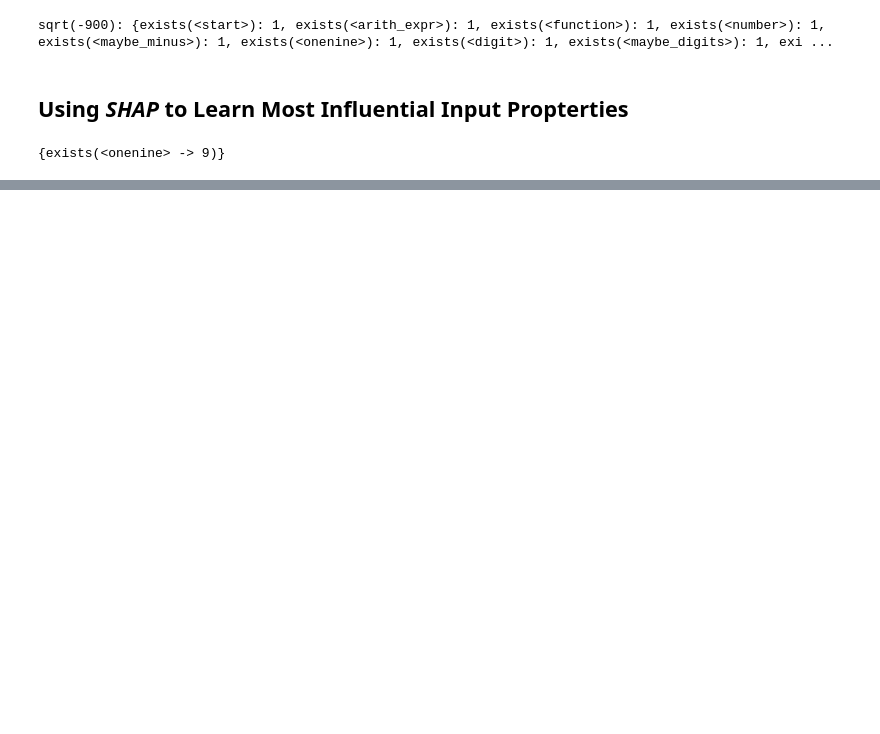
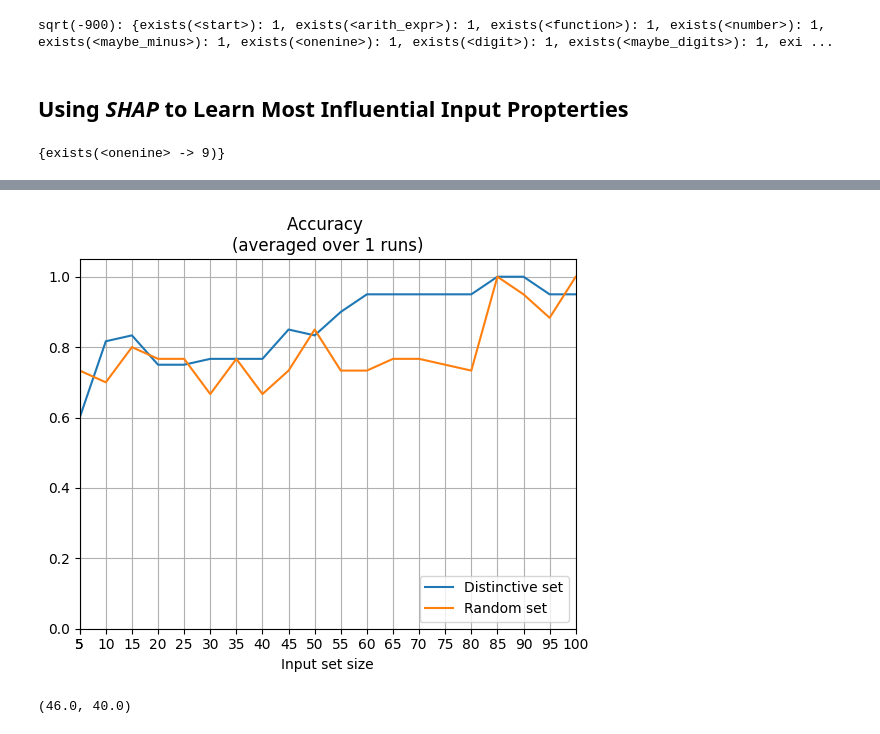
Before and after one commit to KonstiB/avicenna, a Jupyter notebook: notebooks/relevant_features.ipynb, the cells around one changed output, grey strips where cells are left out. Drawn from its saved outputs; the diff is of its cells as text; code cells hidden in the pictures; blank space fills up the shorter version.

```diff
--- a/notebooks/relevant_features.ipynb
+++ b/notebooks/relevant_features.ipynb
@@ -272,0 +414,14 @@ correlating_features_cs
+# %%
+import numpy as np
+from tqdm import tqdm
+from multiprocessing import Pool
+from avicenna import feature_extractor
+result_set_sizes = range(input_steps,max_inputs + 1,input_steps)
+
+# restore results
+%store -r gs_relevant_feature_array
+%store -r gs_correlating_feature_array
+%store -r rs_relevant_feature_array
+%store -r rs_correlating_feature_array
+%store -r cs_relevant_feature_array
+%store -r cs_correlating_feature_array
@@ -272,0 +493,21 @@ correlating_features_cs
+# %%
+import matplotlib.pyplot as plt
+
+rs_accuracy = np.where(total_feature_cnt == 0, 0, np.divide(rs_true_pos + rs_true_neg, total_feature_cnt))
+cs_accuracy = np.where(total_feature_cnt == 0, 0, np.divide(cs_true_pos + cs_true_neg, total_feature_cnt))
+
+plt.plot(result_set_sizes, np.mean(rs_accuracy, axis=1), label="Distinctive set")
+plt.plot(result_set_sizes, np.mean(cs_accuracy, axis=1), label="Random set")
+plt.title(f"Accuracy \n(averaged over {executions} runs)")
+
+plt.ylim(0,1.05)
+plt.xlabel("Input set size")
+plt.xticks([input_steps]+list(result_set_sizes[::1]))
+plt.xlim(result_set_sizes[0],result_set_sizes[-1])
+plt.grid()
+plt.legend(loc="lower right")
+plt.show()
+np.mean(rs_true_pos[7] + rs_true_neg[7]), np.mean(cs_true_pos[7] + cs_true_neg[7])
+# %% [output]
+[figure, added]
+(46.0, 40.0)
```
Also changed, not shown: parts of 22 cells of this notebook, 1 other file.
